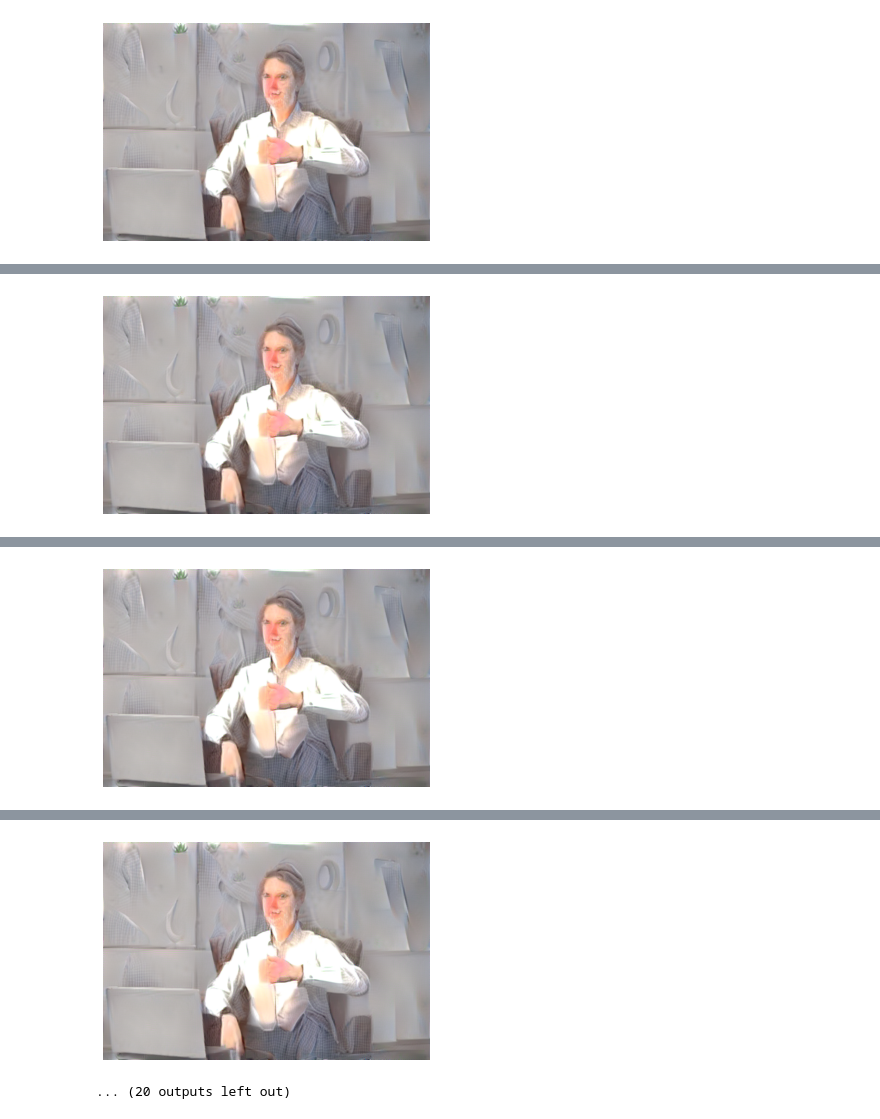
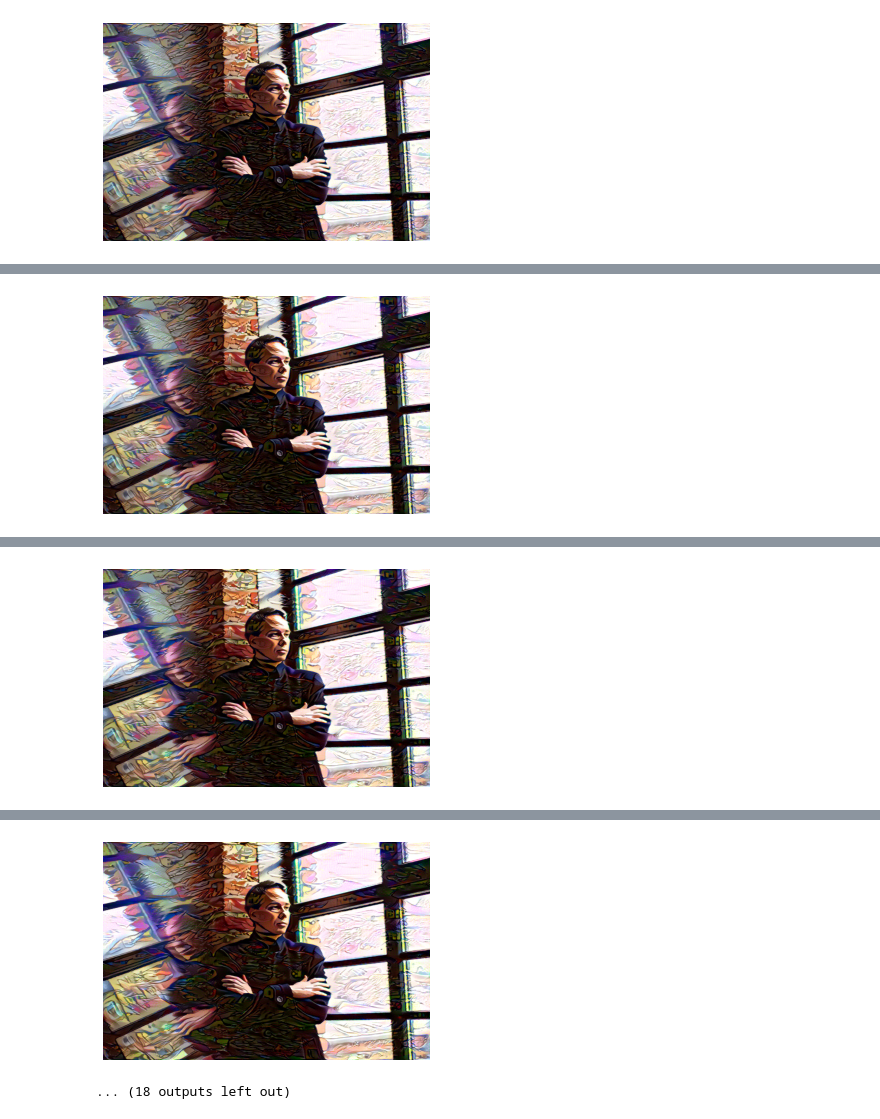
Before and after one commit to Algus-me/pytorch-for-deep-learning-and-computer-vision, a Jupyter notebook: Part 11. Style Transfer.ipynb, the cells around one changed output, grey strips where cells are left out. Drawn from its saved outputs; the diff is of its cells as text; code cells hidden in the pictures.

```diff
--- a/Part 11. Style Transfer.ipynb
+++ b/Part 11. Style Transfer.ipynb
@@ -70,8 +70,8 @@ def img_convert(tensor):
     image = image.clip(0, 1)
     return image
 # %%
-content = load_image(join('my_photos', 'IMG_6662.jpg'), 400).to(device)
-style = load_image(join('my_style', 'garold1.jpg'), 400, shape=content.shape[-2:]).to(device)
+content = load_image(join('my_photos', 'IMG_6520.jpg'), 400).to(device)
+style = load_image(join('my_style', 'my-hero-academia-characters-mosaic-i63330.jpg'), 400, shape=content.shape[-2:]).to(device)
 # %%
 #content = load_image(join('Images', 'City.jpg'), 400).to(device)
 #style = load_image(join('Images', 'StarryNight.jpg'), 400, shape=content.shape[-2:]).to(device)
@@ -128,7 +128,7 @@ target = content.clone().requires_grad_(True).to(device)
 # %%
 show_every = 300
 optimizer = optim.Adam([target], lr = 0.003)
-steps = 5000
+steps = 10000
 
 height, width, channels = img_convert(target).shape
 image_array = np.empty(shape=(300, height, width, channels))
@@ -156,6 +156,8 @@ for ii in range(1, steps + 1):
     if ii % show_every == 0:
         print('Total loss: ', total_loss.item())
         print('Iteration: ', ii)
+        current_image = Image.fromarray(np.uint8(img_convert(target) * 255))
+        current_image.save(join('processed_images', str(ii) + '.jpg'))
         plt.imshow(img_convert(target))
         plt.axis('off')
         plt.show()
@@ -174,2 +176,2 @@ Total loss:  15095.1396484375
 Iteration:  900
-[figure, old version]
+[figure, new version]
@@ -177,2 +179,2 @@ Total loss:  13314.359375
 Iteration:  1200
-[figure, old version]
+[figure, new version]
@@ -180,2 +182,2 @@ Total loss:  11891.5029296875
 Iteration:  1500
-[figure, old version]
+[figure, new version]
@@ -183,5 +185,5 @@ Total loss:  10967.4521484375
 Iteration:  1800
-[figure, old version]
+[figure, new version]
-... (20 outputs left out)
+... (18 outputs left out)
 # %%
 plt.imshow(image_array[0])
```
Also changed, not shown: parts of 5 cells of this notebook, 17 other files.
